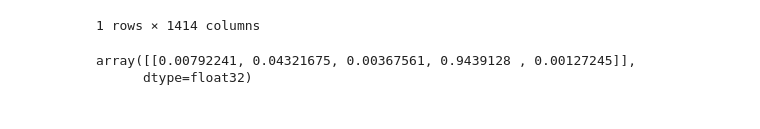
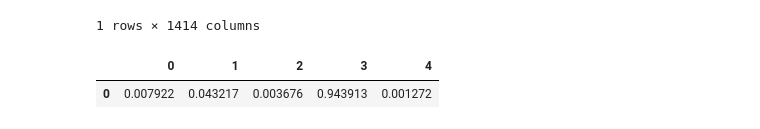
Before and after one commit to prateeks7/genre_prediction, a Jupyter notebook: Main Data and Notebooks/Final_Notebooks/Optimized Model/Optimized_Data_Classification.ipynb, the cells around one changed output. Cells and saved outputs as stored; diff of their text form; code cells hidden in the pictures.

```diff
--- a/Main Data and Notebooks/Final_Notebooks/Optimized Model/Optimized_Data_Classification.ipynb
+++ b/Main Data and Notebooks/Final_Notebooks/Optimized Model/Optimized_Data_Classification.ipynb
@@ -121,9 +121,9 @@ bank_acc
 # %%
 bank_acc_prob = model.predict_proba(bank_acc)
 # %%
-bank_acc_prob
+pd.DataFrame(bank_acc_prob)
 # %% [output]
-array([[0.00792241, 0.04321675, 0.00367561, 0.9439128 , 0.00127245]],
-      dtype=float32)
+|  | 0 | 1 | 2 | 3 | 4 |
+| 0 | 0.007922 | 0.043217 | 0.003676 | 0.943913 | 0.001272 |
 # %%
 pd.DataFrame(bank_acc_prob).to_csv("bank_acc_prob.csv")
```
Also changed, not shown: 2 other files.
